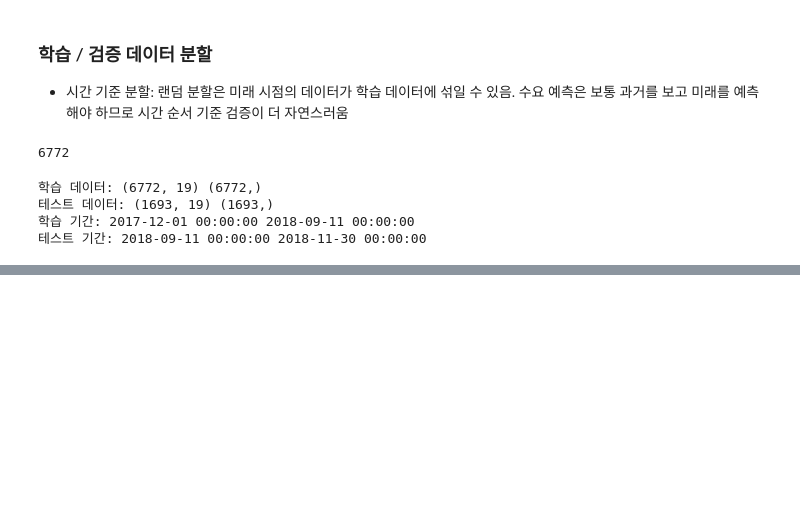
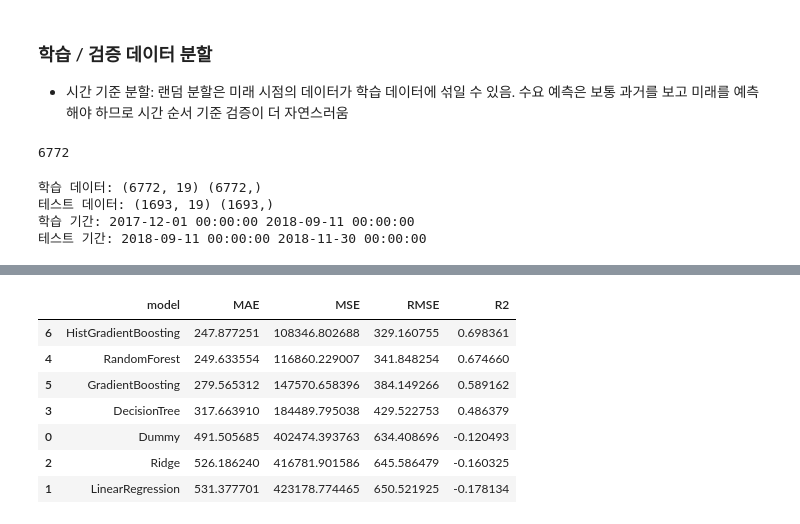
Before and after one commit to Shim-HyoungJoon/KDT, a Jupyter notebook: 10_MLDL/4_서울 자전거 공유 수요 예측 데이터셋.ipynb, the cells around one changed output, grey strips where cells are left out. Cells and saved outputs as stored; diff of their text form; code cells hidden in the pictures; blank space fills up the shorter version.

```diff
--- a/10_MLDL/4_서울 자전거 공유 수요 예측 데이터셋.ipynb
+++ b/10_MLDL/4_서울 자전거 공유 수요 예측 데이터셋.ipynb
@@ -342,0 +498,33 @@ print('테스트 기간:', model_df.loc[split_idx:, 'Date'].min(), model_df.loc[
+# %%
+# alpha: alpha가 커질수록 규제가 강해짐. alpha가 작아지면 LinearRegression과 비슷해짐
+
+models = {
+    'Dummy': Pipeline([
+        ('preprocess', preprocess_for_tree),
+        ('model', DummyRegressor(strategy='mean'))
+    ]),
+    'LinearRegression': Pipeline([
+        ('preprocess', preprocess_for_linear),
+        ('model', LinearRegression())
+    ]),
+    'Ridge': Pipeline([
+        ('preprocess', preprocess_for_linear),
+        ('model', Ridge(alpha=1.0, random_state=RANDOM_STATE))
+    ]),
+    'DecisionTree': Pipeline([
+        ('preprocess', preprocess_for_tree),
+        ('model', DecisionTreeRegressor(random_state=RANDOM_STATE))
+    ]),
+    'RandomForest': Pipeline([
+        ('preprocess', preprocess_for_tree),
+        ('model', RandomForestRegressor(random_state=RANDOM_STATE, n_estimators=300, n_jobs=-1))
+    ]),
+    'GradientBoosting': Pipeline([
+        ('preprocess', preprocess_for_tree),
+        ('model', GradientBoostingRegressor(random_state=RANDOM_STATE))
+    ]),
+    'HistGradientBoosting': Pipeline([
+        ('preprocess', preprocess_for_tree),
+        ('model', HistGradientBoostingRegressor(random_state=RANDOM_STATE))
+    ])
+}
@@ -342,0 +537,12 @@ print('테스트 기간:', model_df.loc[split_idx:, 'Date'].min(), model_df.loc[
+# %%
+result_df = pd.DataFrame(results).sort_values("RMSE")
+result_df
+# %% [output]
+|  | model | MAE | MSE | RMSE | R2 |
+| 6 | HistGradientBoosting | 247.877251 | 108346.802688 | 329.160755 | 0.698361 |
+| 4 | RandomForest | 249.633554 | 116860.229007 | 341.848254 | 0.674660 |
+| 5 | GradientBoosting | 279.565312 | 147570.658396 | 384.149266 | 0.589162 |
+| 3 | DecisionTree | 317.663910 | 184489.795038 | 429.522753 | 0.486379 |
+| 0 | Dummy | 491.505685 | 402474.393763 | 634.408696 | -0.120493 |
+| 2 | Ridge | 526.186240 | 416781.901586 | 645.586479 | -0.160325 |
+| 1 | LinearRegression | 531.377701 | 423178.774465 | 650.521925 | -0.178134 |
```
Also changed, not shown: parts of 27 cells of this notebook, 4 other files.
